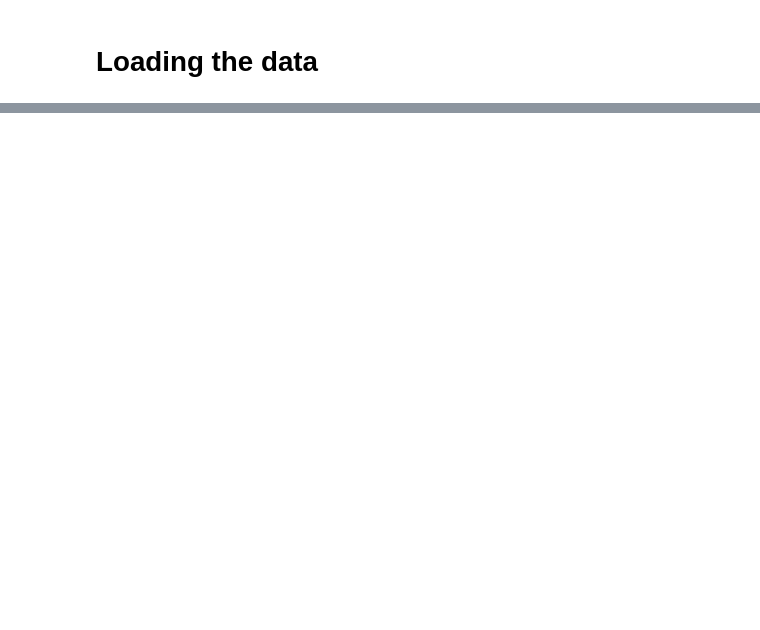
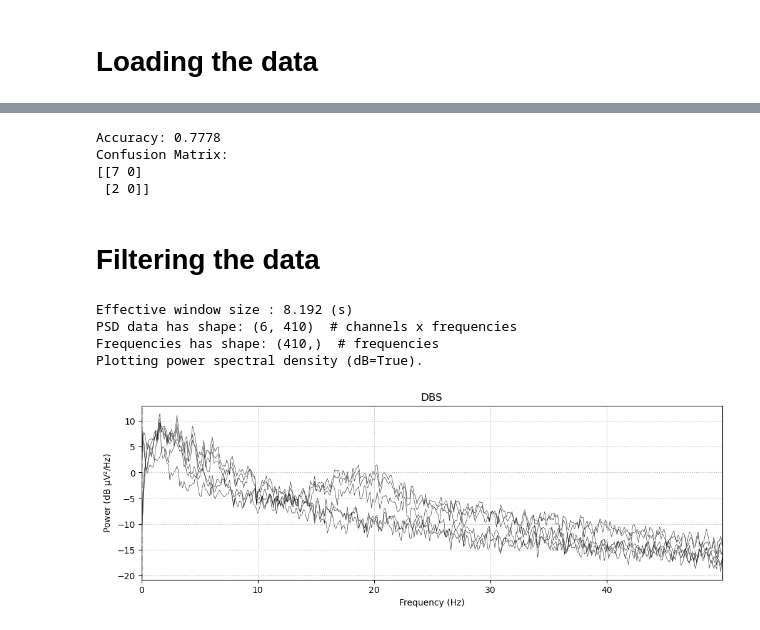
Before and after one commit to orabe/gaitmod, a Jupyter notebook: examples/example.ipynb, the cells around one changed output, grey strips where cells are left out. Saved outputs shown, nothing was run; the diff lists cells and outputs as text; code cells hidden in the pictures; blank space fills up the shorter version.

```diff
--- a/examples/example.ipynb
+++ b/examples/example.ipynb
@@ -35,0 +292,58 @@ plt.show()
+# %%
+import numpy as np
+from sklearn.model_selection import train_test_split
+from sklearn.linear_model import LogisticRegression
+from sklearn.preprocessing import StandardScaler
+from sklearn.metrics import accuracy_score, confusion_matrix
+
+# Step 1: Flatten the X array (n_epochs, n_channels, n_samples_per_epoch) -> (n_epochs, n_channels * n_samples_per_epoch)
+n_epochs, n_channels, n_samples_per_epoch = X.shape
+X_flat = X.reshape(n_epochs, n_channels * n_samples_per_epoch)
+
+# Step 2: Train-test split (80% train, 20% test)
+X_train, X_test, y_train, y_test = train_test_split(X_flat, y, test_size=0.2, random_state=42, stratify=y)
+
+# Step 3: Standardize the features (mean=0, std=1)
+scaler = StandardScaler()
+X_train_scaled = scaler.fit_transform(X_train)
+X_test_scaled = scaler.transform(X_test)
+
+# Step 4: Train a Logistic Regression model
+clf = LogisticRegression(random_state=42, max_iter=1000)
+clf.fit(X_train_scaled, y_train)
+
+# Step 5: Make predictions
+y_pred = clf.predict(X_test)
+
+# Step 6: Evaluate the model
+accuracy = accuracy_score(y_test, y_pred)
+conf_matrix = confusion_matrix(y_test, y_pred)
+
+# Output the results
+print(f'Accuracy: {accuracy:.4f}')
+print('Confusion Matrix:')
+print(conf_matrix)
+# %% [output]
+Accuracy: 0.7778
+Confusion Matrix:
+[[7 0]
+ [2 0]]
+# %% [markdown]
+# Filtering the data
+# %%
+# raw psd
+spectrum = lfp_raw.compute_psd(method='welch', fmax=50, n_fft=2048)
+
+psd_arr = spectrum.get_data()
+psd_freqs = spectrum.freqs
+
+print(f"PSD data has shape: {psd_arr.shape}  # channels x frequencies")
+print(f"Frequencies has shape: {psd_freqs.shape}  # frequencies")
+
+spectrum.plot()
+# %% [output]
+Effective window size : 8.192 (s)
+PSD data has shape: (6, 410)  # channels x frequencies
+Frequencies has shape: (410,)  # frequencies
+Plotting power spectral density (dB=True).
+[figure, added]
```
Also changed, not shown: parts of 54 cells of this notebook, 5 other files.
